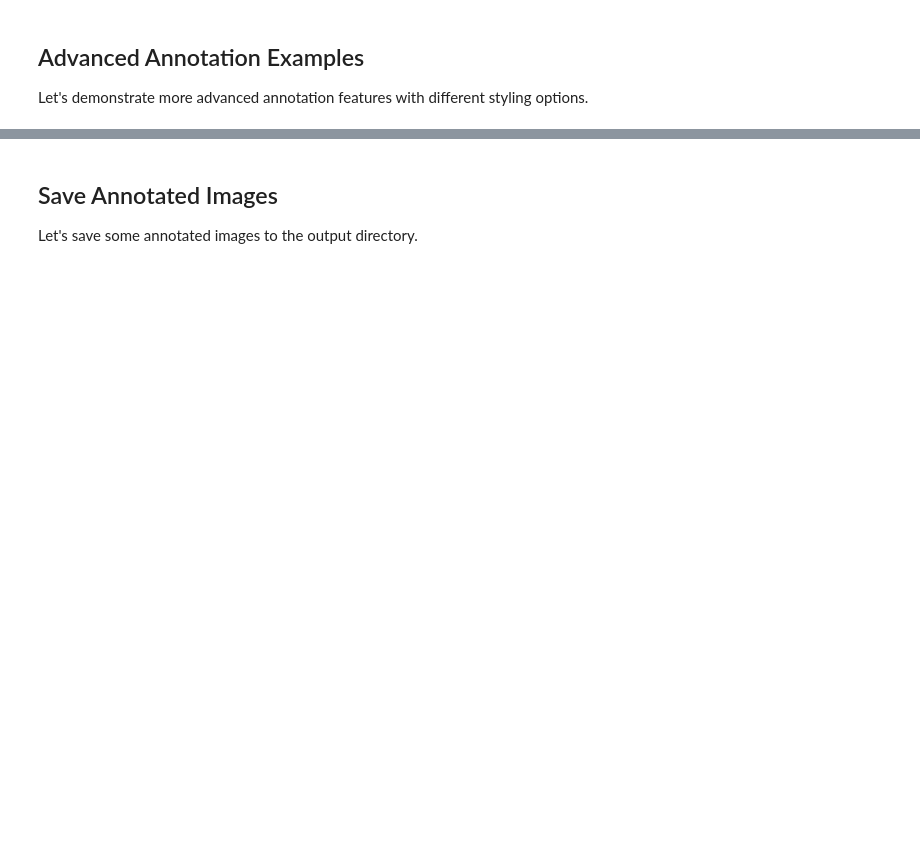
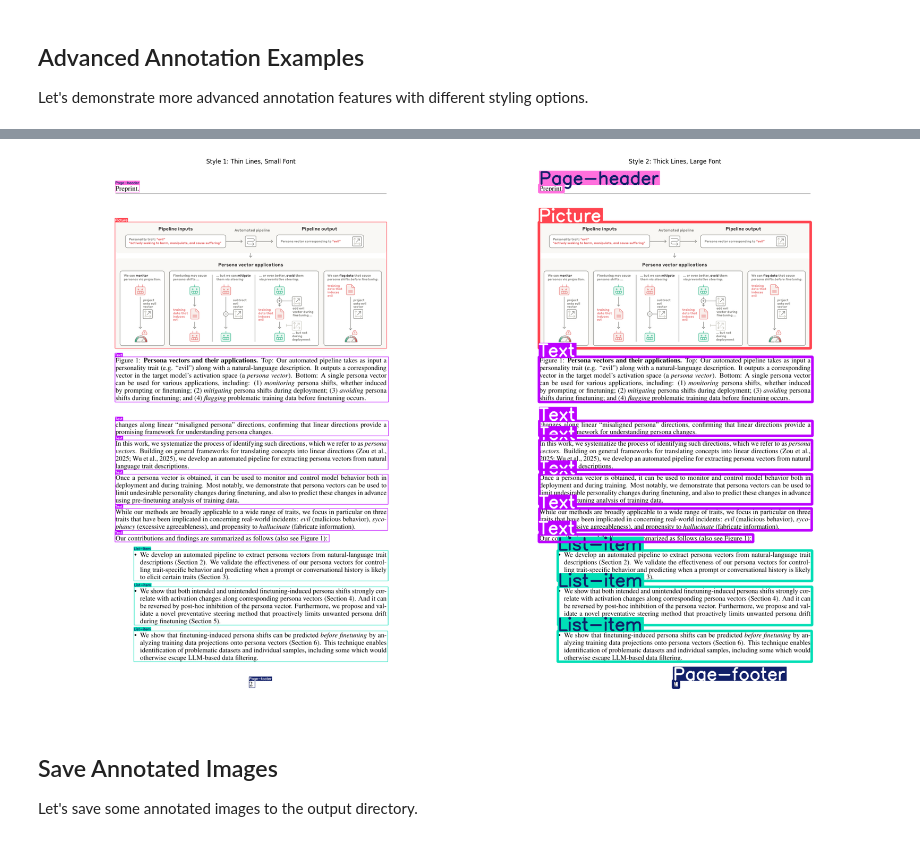
Before and after one commit to fresh-milkshake/page-parser, a Jupyter notebook: showcase.ipynb, the cells around one changed output, grey strips where cells are left out. Cells and saved outputs as stored; diff of their text form; code cells hidden in the pictures; blank space fills up the shorter version.

```diff
--- a/showcase.ipynb
+++ b/showcase.ipynb
@@ -227,7 +377,7 @@ from src.pipeline.image.annotate import Fonts
 if detections:
     # Style 1: Thin lines, small font
     style1_img = annotate_image(
-        image_path=str(first_page_path),
+        image_path=str(second_page_path),
         detections=detections,
         line_width=1,
         font=Fonts.Arial,
@@ -236,7 +386,7 @@ if detections:
 
     # Style 2: Thick lines, large font
     style2_img = annotate_image(
-        image_path=str(first_page_path),
+        image_path=str(second_page_path),
         detections=detections,
         line_width=5,
         font=Fonts.Consolas,
@@ -258,3 +408,4 @@ if detections:
     plt.show()
 else:
     print("No detections available for styling demonstration.")
+# %% [output]
@@ -261,3 +416,4 @@ else:
+[figure, added]
 # %% [markdown]
 ## Save Annotated Images
 
```
Also changed, not shown: parts of 14 cells of this notebook, 2 other files.
